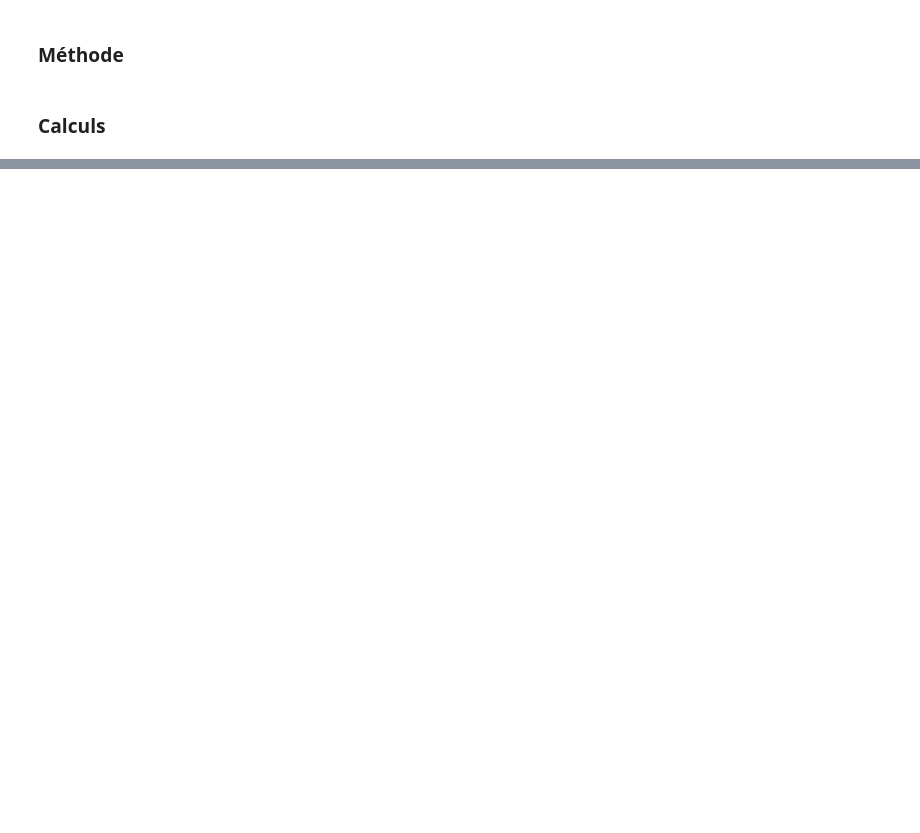
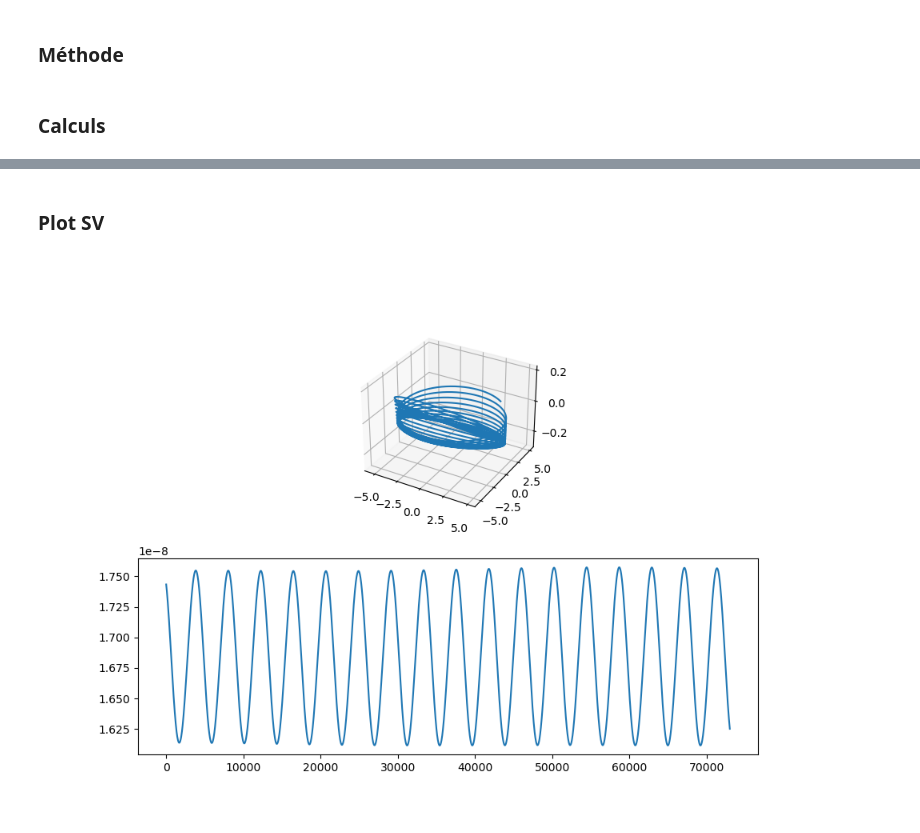
Before and after one commit to ColinDucarme/LPHYS1303---Projet, a Jupyter notebook: FD/Celestial_Dynamics.ipynb, the cells around one changed output, grey strips where cells are left out. Cells and saved outputs as stored; diff of their text form; code cells hidden in the pictures; blank space fills up the shorter version.

```diff
--- a/FD/Celestial_Dynamics.ipynb
+++ b/FD/Celestial_Dynamics.ipynb
@@ -277,0 +283,12 @@ plt.show()
+# %% [markdown]
+### Plot SV
+# %%
+fig= plt.figure(figsize=(10,7))
+ax1 = fig.add_subplot(2,1,1,projection='3d')
+ax1.plot(solSV['pos'][3,:],solSV['pos'][4,:],solSV['pos'][5,:])
+ax2 = fig.add_subplot(2,1,2)
+ax2.plot(solSV['t'],solSV['E'])
+
+plt.show()
+# %% [output]
+[figure, added]
```
Also changed, not shown: parts of 7 cells of this notebook.
